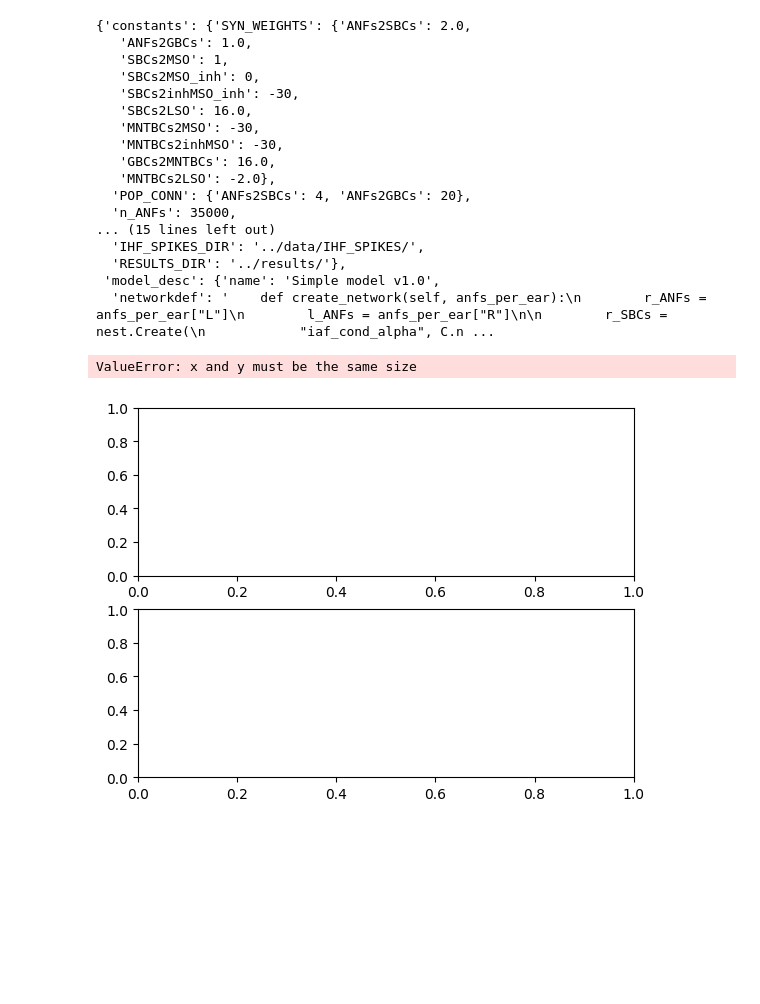
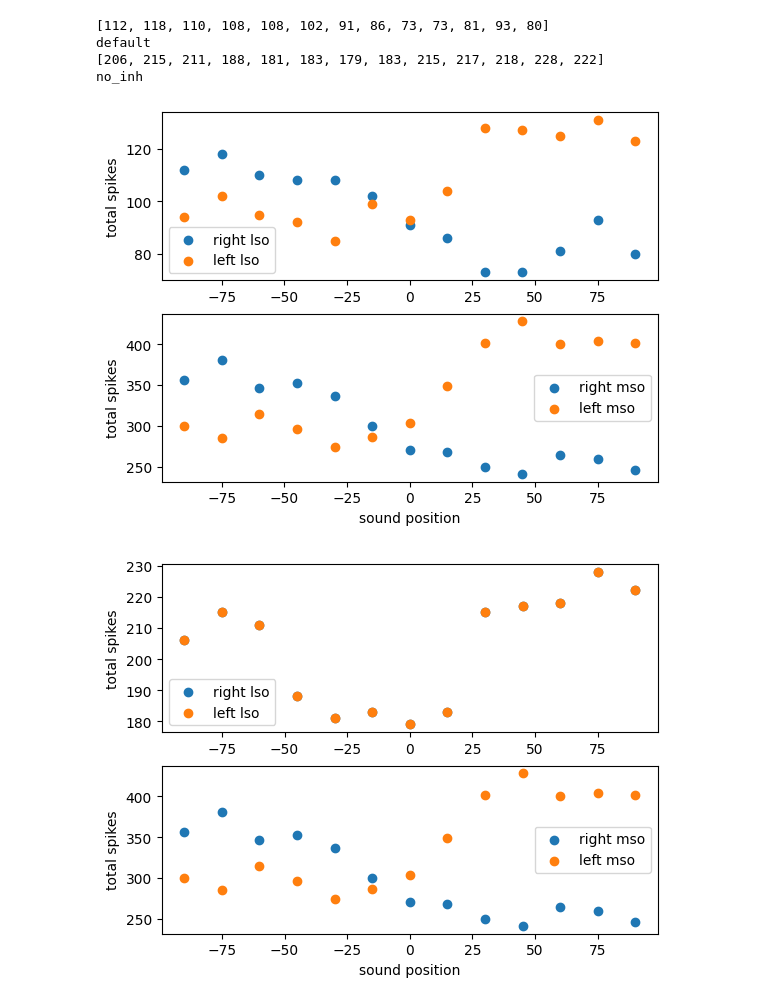
Before and after one commit to pollomarzo/polithesis, a Jupyter notebook: code/test.ipynb, the cells around one changed output. Cells and saved outputs as stored; diff of their text form; code cells hidden in the pictures; blank space fills up the shorter version.

Commit message:
ran a couple tests. diagrams mostly are as expected

```diff
--- a/code/test.ipynb
+++ b/code/test.ipynb
@@ -1 +1,12 @@
+# %%
+import dill
+import numpy as np
+import matplotlib.pyplot as plt
+import scipy as scp
+
+with open("../results/tone_1.kHz-default-2024-05-16T01:31:34.2.pic", "rb") as f:
+    default_result = dill.load(f, ignore="True")
+
+with open("../results/tone_1.kHz-no_inh-2024-05-16T01:47:44.6.pic", "rb") as f:
+    no_inh_result = dill.load(f, ignore="True")
 # %%
@@ -23,43 +47,13 @@ arr_n_spikes_l_mso = [x["n_spikes_l_mso"] for angle, x in result.items()]
 # interp_l_lso = scp.interpolate.PchipInterpolator(angles, arr_n_spikes_l_lso)
 # interp_r_mso = scp.interpolate.PchipInterpolator(angles, arr_n_spikes_r_mso)
 # interp_l_mso = scp.interpolate.PchipInterpolator(angles, arr_n_spikes_l_mso)
-# %%
-orig_result["conf"]
-# %% [output]
-{'constants': {'SYN_WEIGHTS': {'ANFs2SBCs': 2.0,
-   'ANFs2GBCs': 1.0,
-   'SBCs2MSO': 1,
-   'SBCs2MSO_inh': 0,
-   'SBCs2inhMSO_inh': -30,
-   'SBCs2LSO': 16.0,
-   'MNTBCs2MSO': -30,
-   'MNTBCs2inhMSO': -30,
-   'GBCs2MNTBCs': 16.0,
-   'MNTBCs2LSO': -2.0},
-  'POP_CONN': {'ANFs2SBCs': 4, 'ANFs2GBCs': 20},
-  'n_ANFs': 35000,
-... (15 lines left out)
-  'IHF_SPIKES_DIR': '../data/IHF_SPIKES/',
-  'RESULTS_DIR': '../results/'},
- 'model_desc': {'name': 'Simple model v1.0',
-  'networkdef': '    def create_network(self, anfs_per_ear):\n        r_ANFs = anfs_per_ear["L"]\n        l_ANFs = anfs_per_ear["R"]\n\n        r_SBCs = nest.Create(\n            "iaf_cond_alpha", C.n ...
-# %%
-fig, [lso, mso] = plt.subplots(2, 1)
-
-lso.scatter(angles, arr_n_spikes_r_lso, label="right lso")
-# lso.plot(np.arange(200), interp_r_lso(np.arange(200)), 'c')
-lso.scatter(angles, arr_n_spikes_l_lso, label="left lso")
-# lso.plot(np.arange(200), interp_l_lso(np.arange(200)), 'orange')
-lso.set_ylabel("total spikes")
-_ = lso.legend()
-
-mso.scatter(angles, arr_n_spikes_r_mso, label="right mso")
-# mso.plot(np.arange(200), interp_r_mso(np.arange(200)), 'c')
-mso.scatter(angles, arr_n_spikes_l_mso, label="left mso")
-# mso.plot(np.arange(200), interp_l_mso(np.arange(200)), 'orange')
-mso.set_xlabel("sound position")
-mso.set_ylabel("total spikes")
-_ = mso.legend()
-# %% [output]
-ValueError: x and y must be the same size
-[figure, removed]
+# %%
+draw_rate_vs_angle(default_result)
+draw_rate_vs_angle(no_inh_result)
+# %% [output]
+[112, 118, 110, 108, 108, 102, 91, 86, 73, 73, 81, 93, 80]
+default
+[206, 215, 211, 188, 181, 183, 179, 183, 215, 217, 218, 228, 222]
+no_inh
+[figure, added]
+[figure, added]
```
Also changed, not shown: parts of 1 cell of this notebook, 5 other files.
